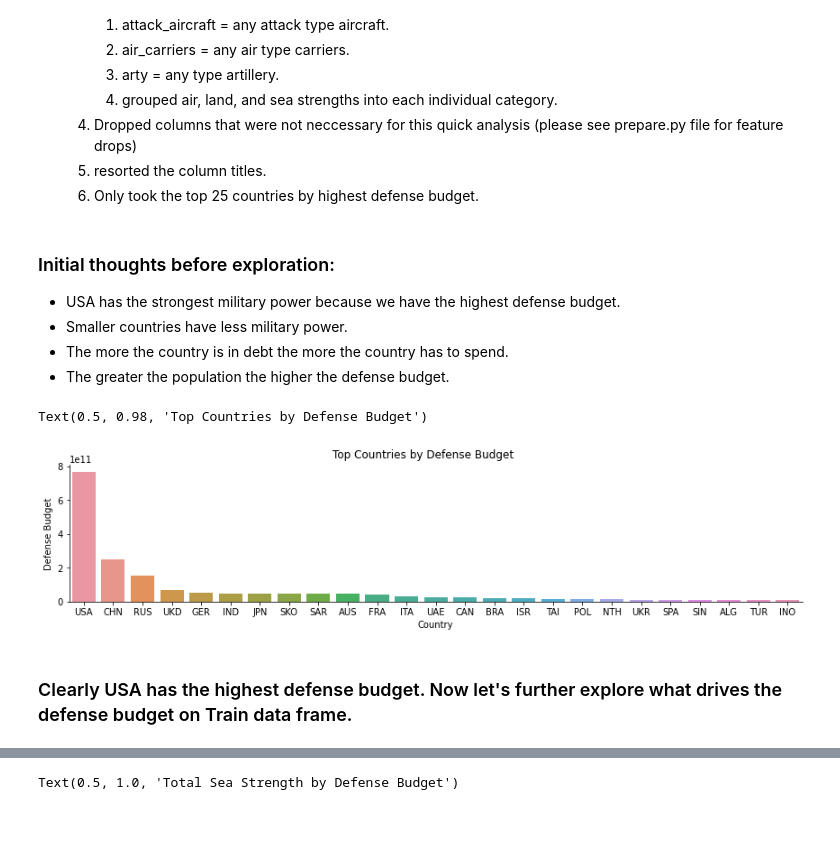
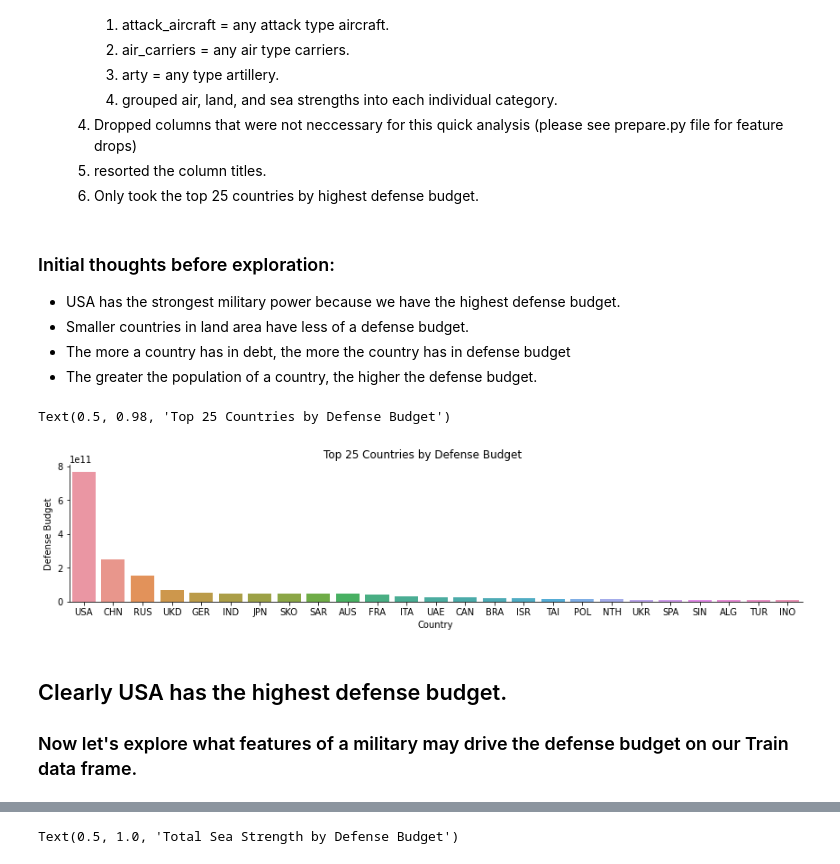
Before and after one commit to raycerna/military-firepower, a Jupyter notebook: final_report.ipynb, the cells around one changed output, grey strips where cells are left out. Saved outputs shown, nothing was run; the diff lists cells and outputs as text; code cells hidden in the pictures; blank space fills up the shorter version.

```diff
--- a/final_report.ipynb
+++ b/final_report.ipynb
@@ -64,19 +64,21 @@ Before data preparation there were over 40 different measurements of military po
 # %% [markdown]
 ### Initial thoughts before exploration:
 - USA has the strongest military power because we have the highest defense budget.
-- Smaller countries have less military power.
-- The more the country is in debt the more the country has to spend.
-- The greater the population the higher the defense budget.
+- Smaller countries in land area have less of a defense budget.
+- The more a country has in debt, the more the country has in defense budget
+- The greater the population of a country, the higher the defense budget.
 # %%
 # Plots the countries by defense budget.
 p = sns.catplot(kind='bar', data=df, x='country_code', y='defense_budget', height=3, aspect=4)
 (p.set_axis_labels("Country", "Defense Budget"))
-p.fig.suptitle('Top Countries by Defense Budget')
+p.fig.suptitle('Top 25 Countries by Defense Budget')
 # %% [output]
-Text(0.5, 0.98, 'Top Countries by Defense Budget')
+Text(0.5, 0.98, 'Top 25 Countries by Defense Budget')
-[figure, old version]
+[figure, new version]
 # %% [markdown]
-### Clearly USA has the highest defense budget. Now let's further explore what drives the defense budget on Train data frame.
+## Clearly USA has the highest defense budget.
+
+### Now let's explore what features of a military may drive the defense budget on our Train data frame.
 # %%
 # splits the data
 df = prepare.split_military(df)
```
Also changed, not shown: parts of 47 cells of this notebook.
